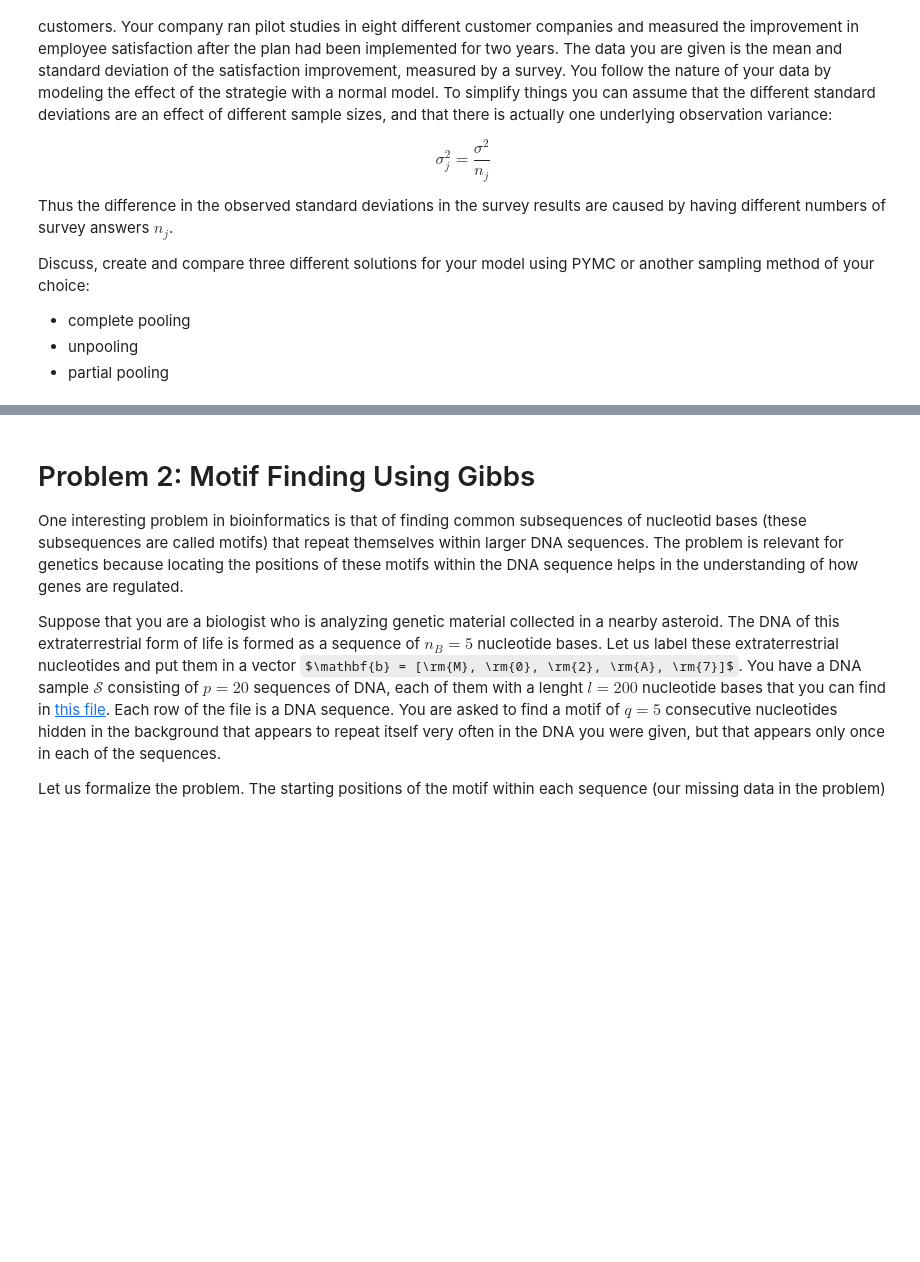
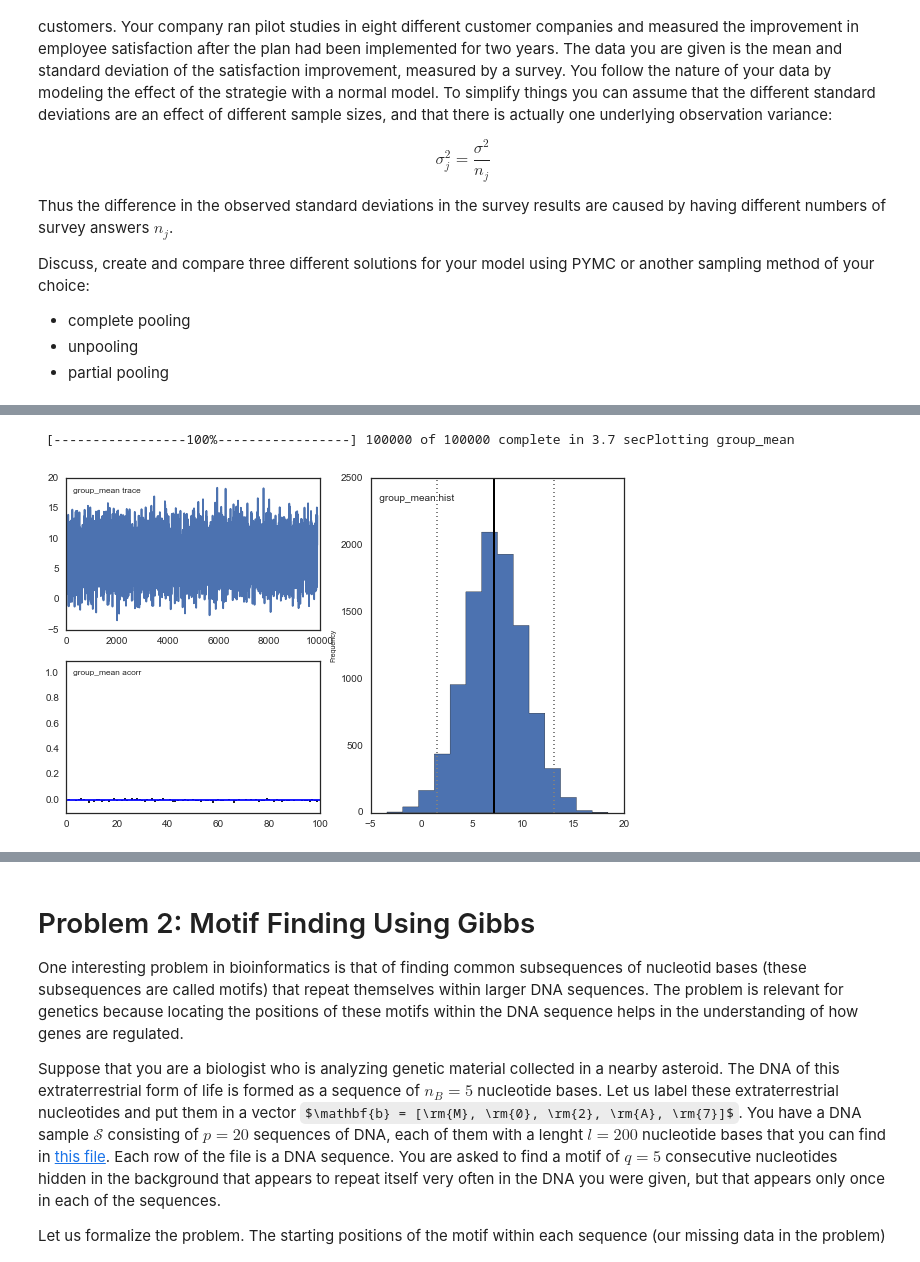
Before and after one commit to xdai1091/2016, a Jupyter notebook: Homework/AM207_Xingchi_Dai_HW3.ipynb, the cells around one changed output, grey strips where cells are left out. Cells and saved outputs as stored; diff of their text form; code cells hidden in the pictures; some formulas as TeX source; blank space fills up the shorter version.

```diff
--- a/Homework/AM207_Xingchi_Dai_HW3.ipynb
+++ b/Homework/AM207_Xingchi_Dai_HW3.ipynb
@@ -64,0 +75,15 @@ data_std = data[:,1]
+# %%
+# my mean should comes from a fixed distribution
+mu = 5
+tau = 1.0/data_std ** 2
+sigma = 0.05
+group_means = pm.Normal("group_mean",mu,sigma)
+likelihood = pm.Normal('likelihood', mu = group_means, tau=1.0/data_std ** 2,
+                        value = data_means, observed=True)
+model = pm.Model([group_means, likelihood])
+mc = pm.MCMC(model)
+mc.sample(iter=100000, burn=1000, thin=10)
+pm.Matplot.plot(group_means)
+# %% [output]
+ [-----------------100%-----------------] 100000 of 100000 complete in 3.7 secPlotting group_mean
+[figure, added]
```
Also changed, not shown: parts of 42 cells of this notebook, 1 other file.
